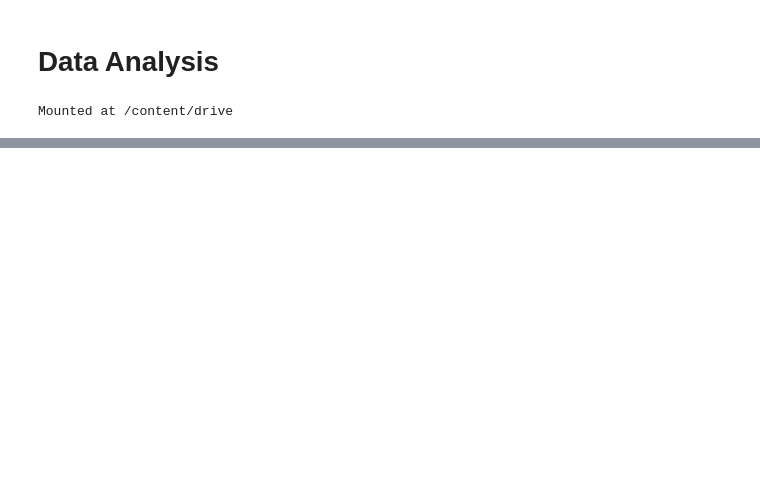
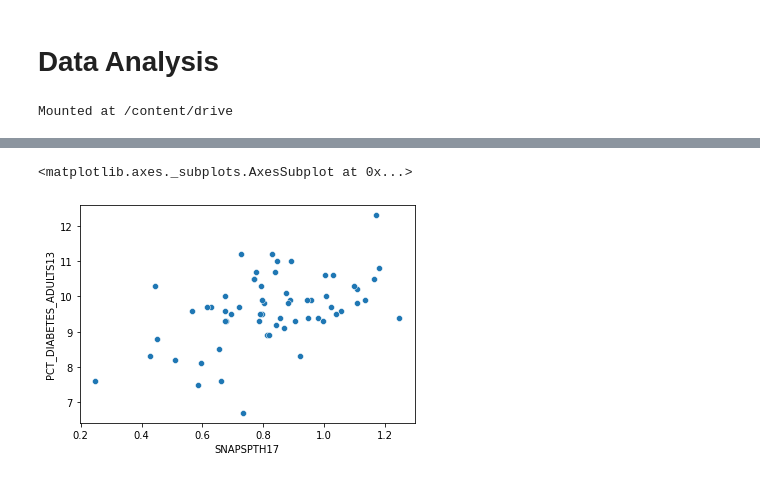
Before and after one commit to manikrajan/fe-eda, a Jupyter notebook: Python Code/Data Analysis Kaia.ipynb, the cells around one changed output, grey strips where cells are left out. Drawn from its saved outputs; the diff is of its cells as text; code cells hidden in the pictures; blank space fills up the shorter version.

```diff
--- a/Python Code/Data Analysis Kaia.ipynb
+++ b/Python Code/Data Analysis Kaia.ipynb
@@ -70,0 +461,6 @@ analysis = countyAnalysis(df_county)
+# %%
+sns.scatterplot(data=ny_analysis.df_county, x='SNAPSPTH17', y='PCT_DIABETES_ADULTS13')
+# Counties with more SNAP authorized stores associated with higher diabetes rates
+# %% [output]
+<matplotlib.axes._subplots.AxesSubplot at 0x...>
+[figure, added]
```
Also changed, not shown: parts of 64 cells of this notebook, 2 other files.
